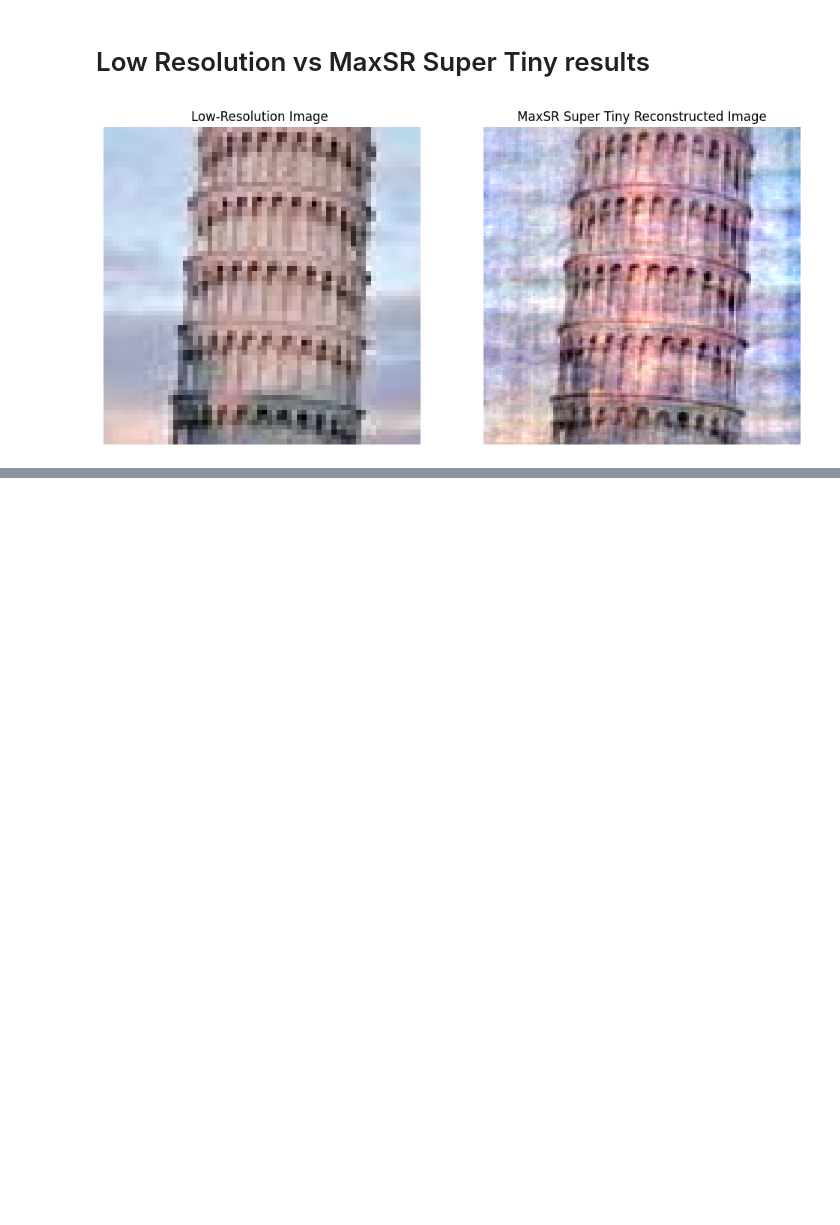
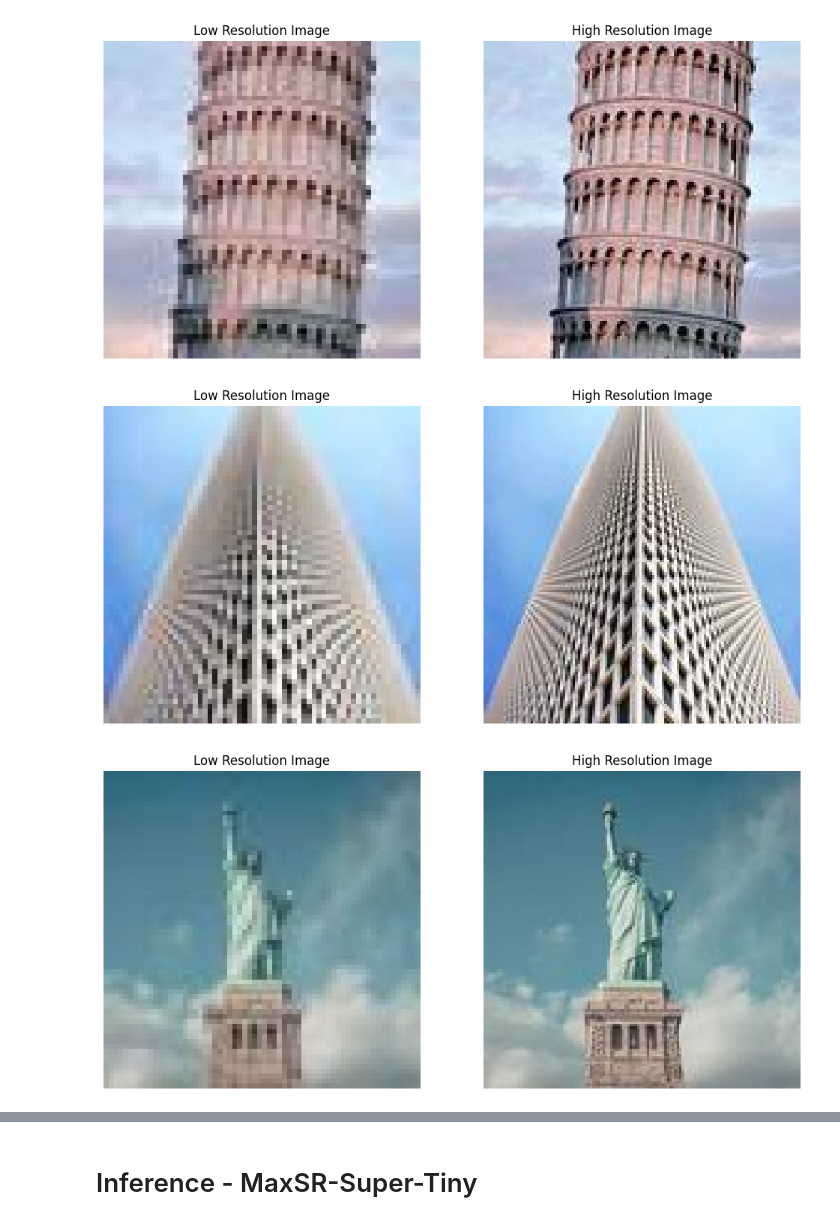
Before and after one commit to RyanWri/MaxSR, a Jupyter notebook: src/presentation.ipynb, the cells around one changed output, grey strips where cells are left out. Saved outputs shown, nothing was run; the diff lists cells and outputs as text; code cells hidden in the pictures; blank space fills up the shorter version.

Commit message:
images

```diff
--- a/src/presentation.ipynb
+++ b/src/presentation.ipynb
@@ -287,4 +0,0 @@ from utils.utils import load_image
-# %%
-with torch.no_grad():
-    image = load_image(lr_image_path).to(device)
-    output_image = model(image)
@@ -323,21 +0,0 @@ plt.show()
-# %% [markdown]
-# Low Resolution vs MaxSR Super Tiny results
-# %%
-# Plot the images side by side
-plt.figure(figsize=(12, 6))
-
-# Plot Reconstructed Image
-plt.subplot(1, 2, 1)
-plt.imshow(lr_image)
-plt.title('Low-Resolution Image ')
-plt.axis('off')
-
-# Plot High-Resolution Image
-plt.subplot(1, 2, 2)
-plt.imshow(reconstructed_image)
-plt.title('MaxSR Super Tiny Reconstructed Image')
-plt.axis('off')
-
-plt.show()
-# %% [output]
-[figure, removed]
@@ -343,0 +14,35 @@ plt.show()
+# %%
+images = ['21.jpeg', '23.jpeg', '35.jpeg', '64.jpeg', '83.jpeg']
+# %%
+# Load the images
+lr_image_path = '/home/linuxu/Documents/datasets/Tiny_LR/'
+hr_image_path = '/home/linuxu/Documents/datasets/Tiny_HR/'
+
+lr_images = [lr_image_path + image for image in images]
+hr_images = [hr_image_path + image for image in images]
+# %%
+for lr, hr in zip(lr_images, hr_images):
+    lr_image = Image.open(lr)
+    hr_image = Image.open(hr)
+
+
+    # Plot the images side by side
+    plt.figure(figsize=(12, 6))
+
+    # Plot Low Resolution Image
+    plt.subplot(1, 2, 1)
+    plt.imshow(lr_image)
+    plt.title('Low Resolution Image')
+    plt.axis('off')
+
+    # Plot High Resolution Image
+    plt.subplot(1, 2, 2)
+    plt.imshow(hr_image)
+    plt.title('High Resolution Image')
+    plt.axis('off')
+
+    plt.show()
+# %% [output]
+[figure, added]
+[figure, added]
+[figure, added]
@@ -343,0 +51,2 @@ plt.show()
+# %% [markdown]
+# Inference - MaxSR-Super-Tiny
```
Also changed, not shown: parts of 58 cells of this notebook, 1 other file.
